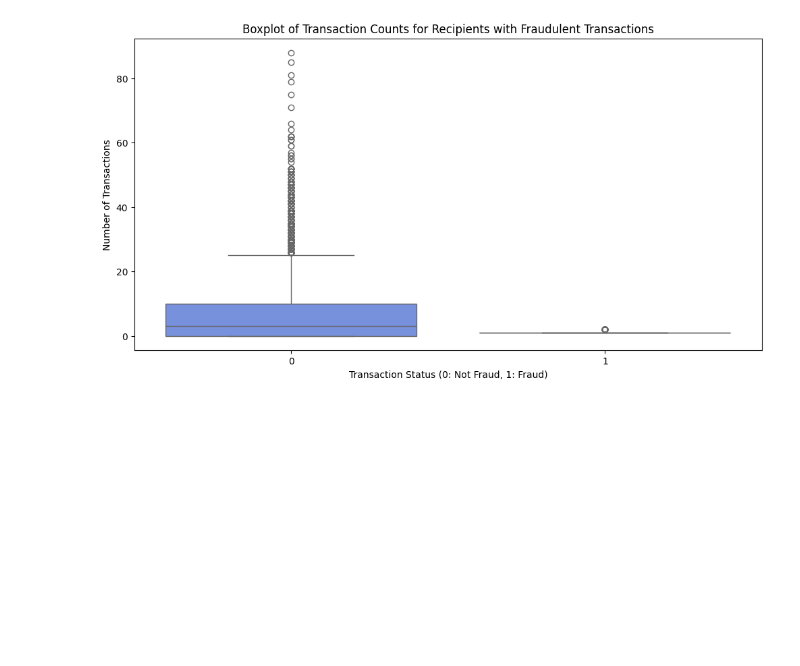
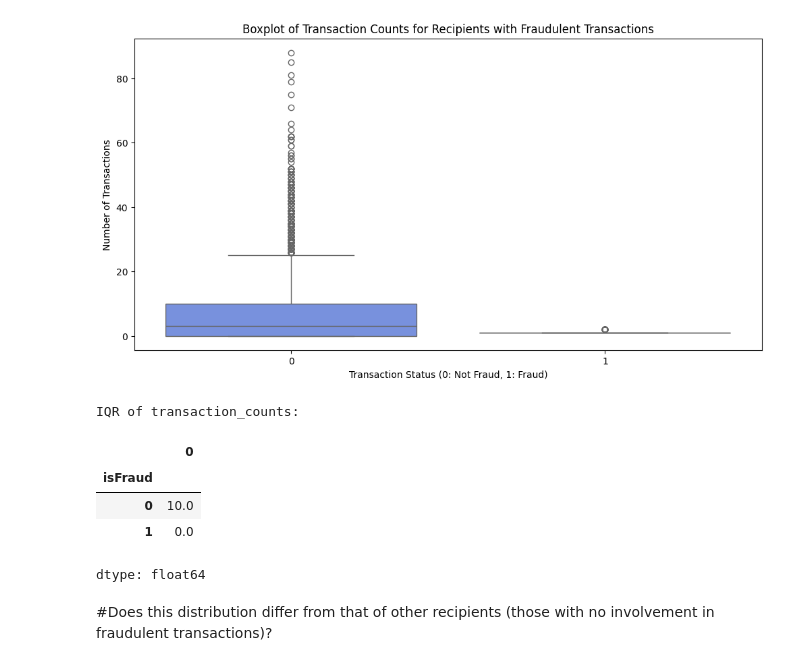
Before and after one commit to viktoruebelhart/analyzing-financial-fraud, a Jupyter notebook: analyzing_financial_fraud.ipynb, the cells around one changed output. Cells and saved outputs as stored; diff of their text form; code cells hidden in the pictures; blank space fills up the shorter version.

```diff
--- a/analyzing_financial_fraud.ipynb
+++ b/analyzing_financial_fraud.ipynb
@@ -611,3 +611,26 @@ plt.ylabel('Number of Transactions')
 plt.show()
 # %% [output]
 [figure]
+# %%
+# (IQR) do transaction_counts
+
+# Calculate the first quartile (Q1)
+Q1 = transaction_counts.quantile(0.25)
+
+# Calculate the third quartile (Q3)
+Q3 = transaction_counts.quantile(0.75)
+
+# Calculate the IQR
+IQR = Q3 - Q1
+
+print("IQR of transaction_counts:")
+IQR
+# %% [output]
+IQR of transaction_counts:
+|  | 0 |
+| isFraud |  |
+| 0 | 10.0 |
+| 1 | 0.0 |
+dtype: float64
+# %% [markdown]
+#Does this distribution differ from that of other recipients (those with no involvement in fraudulent transactions)?
```
Also changed, not shown: parts of 5 cells of this notebook.
